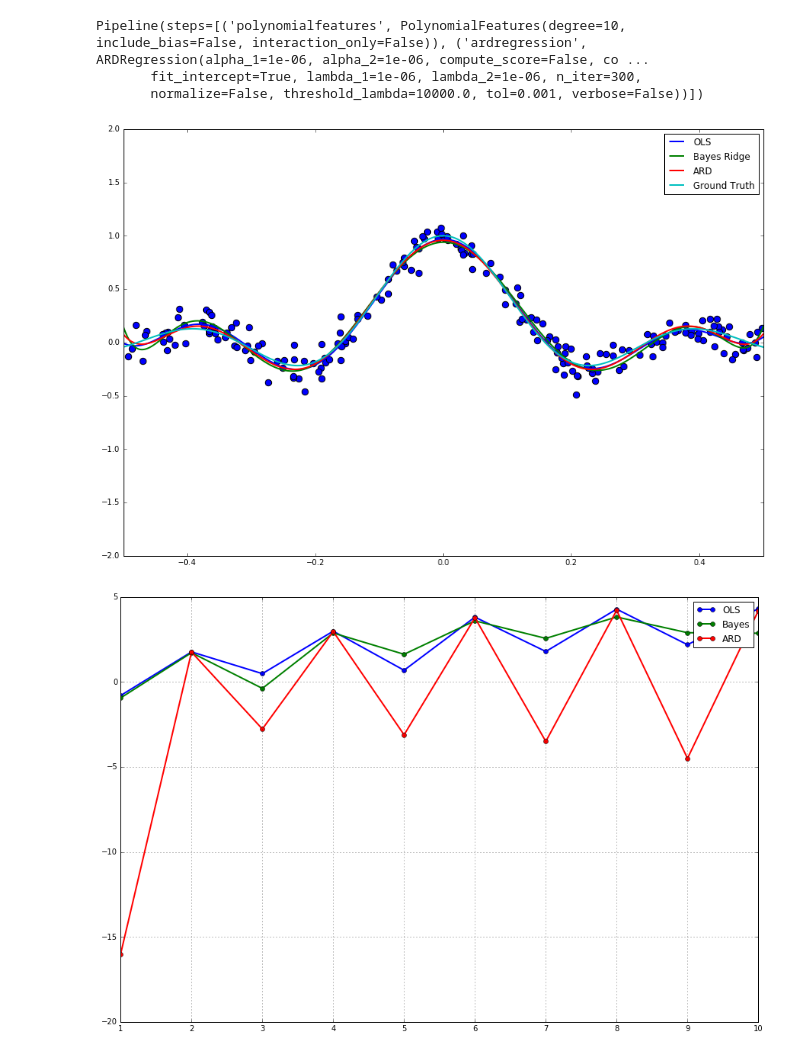
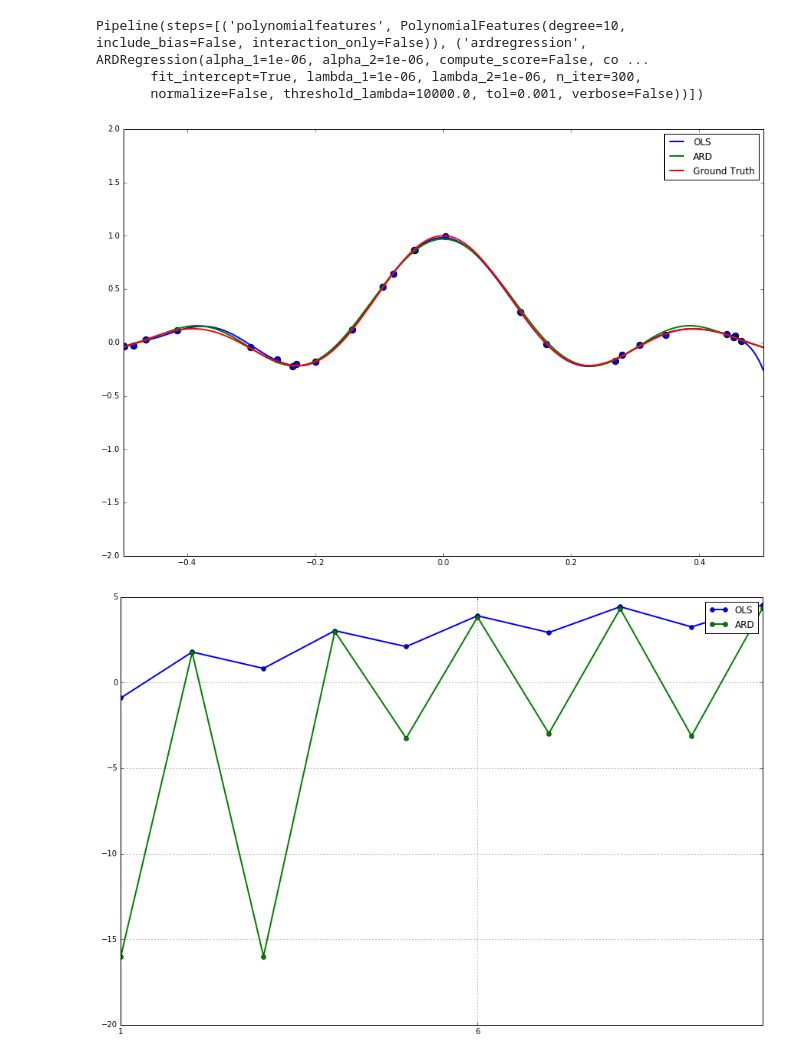
Before and after one commit to ceroytres/ipython-notebooks, a Jupyter notebook: Machine Learning/Untitled Folder/Regression.ipynb, the cells around one changed output. Saved outputs shown, nothing was run; the diff lists cells and outputs as text; code cells hidden in the pictures.

```diff
--- a/Machine Learning/Untitled Folder/Regression.ipynb
+++ b/Machine Learning/Untitled Folder/Regression.ipynb
@@ -6,20 +6,16 @@ from sklearn.preprocessing import PolynomialFeatures
 from sklearn.pipeline import make_pipeline
 from sklearn.linear_model import BayesianRidge, LinearRegression, ARDRegression
 # %%
-N=200
+N=25
 x=np.random.rand(N,1)-.5
 x=np.sort(x)
-f=np.sinc(2*np.pi*x)+.1*np.random.randn(N,1)
+f=np.sinc(2*np.pi*x)+.01*np.random.randn(N,1)
 # %%
 d=10
 ols_model=make_pipeline(PolynomialFeatures(d,include_bias=False),LinearRegression())
-bayes_model=make_pipeline(PolynomialFeatures(d,include_bias=False),BayesianRidge())
 ARD_model=make_pipeline(PolynomialFeatures(d,include_bias=False),ARDRegression())
 
-
-
 ols_model.fit(x,f)
-bayes_model.fit(x,np.ravel(f))
 ARD_model.fit(x,np.ravel(f))
 # %% [output]
 Pipeline(steps=[('polynomialfeatures', PolynomialFeatures(degree=10, include_bias=False, interaction_only=False)), ('ardregression', ARDRegression(alpha_1=1e-06, alpha_2=1e-06, compute_score=False, co ...
@@ -28,14 +24,12 @@ Pipeline(steps=[('polynomialfeatures', PolynomialFeatures(degree=10, include_bia
 # %%
 n=np.linspace(-.5,.5,1000).reshape(-1,1)
 f_ols=ols_model.predict(n)
-f_bayes=bayes_model.predict(n)
 f_ard=ARD_model.predict(n)
 f_true=np.sinc(2*np.pi*n)
 
 plt.figure(figsize=(15,10))
 plt.scatter(x,f,s=70)
 plt.plot(n,f_ols,label='OLS',linewidth=2)
-plt.plot(n,f_bayes,label='Bayes Ridge',linewidth=2)
 plt.plot(n,f_ard,label='ARD',linewidth=2)
 plt.plot(n,f_true,label='Ground Truth',linewidth=2)
 plt.ylim(-2,2)
@@ -43,24 +37,22 @@ plt.xlim(-.5,.5)
 plt.legend()
 plt.show()
 # %% [output]
-[figure, old version]
+[figure, new version]
 # %%
 w_ols=ols_model.steps[1][1].coef_
-w_bayes=bayes_model.steps[1][1].coef_
 w_ard=ARD_model.steps[1][1].coef_
 
 
 plt.figure(figsize=(15,10))
 
 L=lambda x: np.log10(np.fabs(x)+1e-16).reshape(-1,1)
 d_n=np.arange(1,d+1).reshape(-1,1)
 plt.plot(d_n,L(w_ols),'-o',label='OLS',linewidth=2)
-plt.plot(d_n,L(w_bayes),'-o',label='Bayes',linewidth=2)
 plt.plot(d_n,L(w_ard),'-o',label='ARD',linewidth=2)
-plt.xticks(d_n,range(1,d+1))
+plt.xticks(range(1,d+1,5),range(1,d+1,5))
 plt.xlim(1,d)
 plt.legend()
 plt.grid()
 plt.show()
 # %% [output]
-[figure, old version]
+[figure, new version]
```
